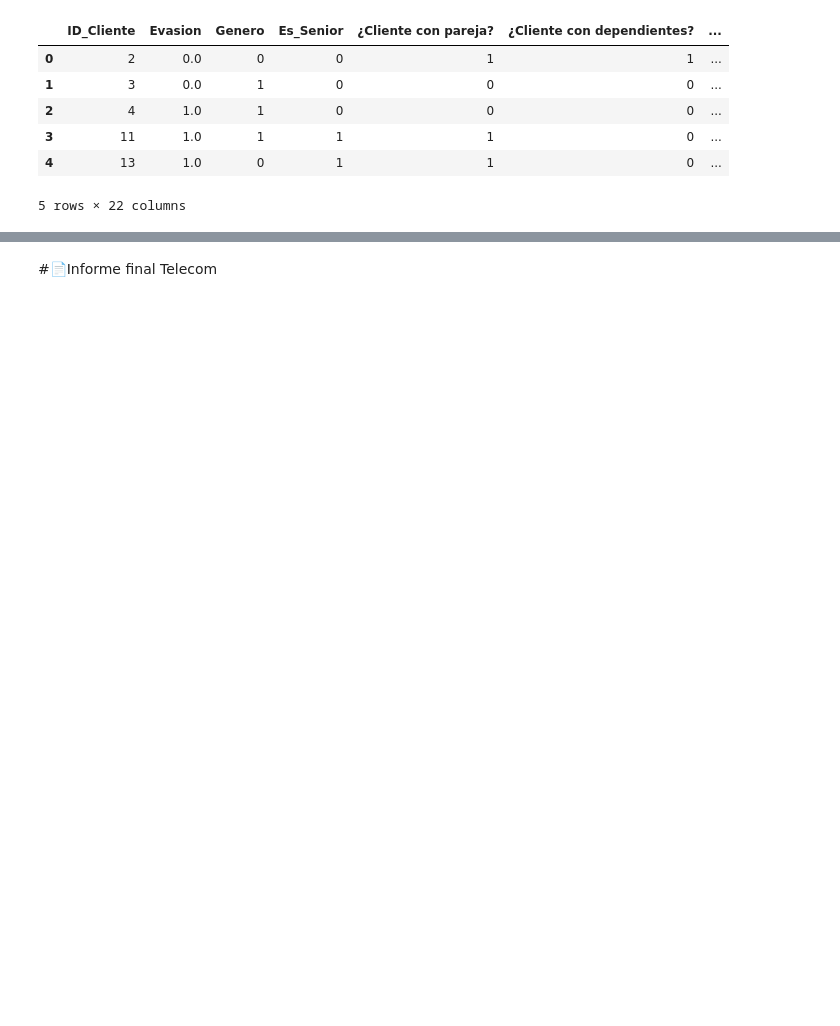
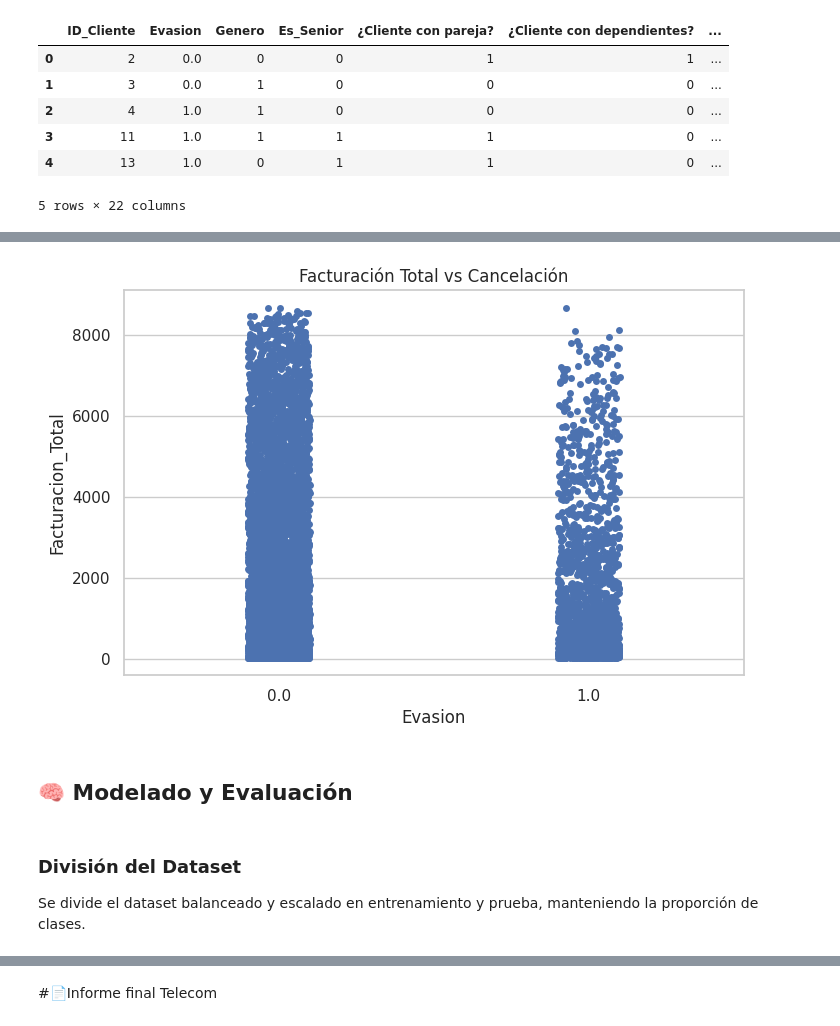
Before and after one commit to Daimond92/TelecomX2-data-science, a Jupyter notebook: Telecom_X.ipynb, the cells around one changed output, grey strips where cells are left out. Cells and saved outputs as stored; diff of their text form; code cells hidden in the pictures; blank space fills up the shorter version.

```diff
--- a/Telecom_X.ipynb
+++ b/Telecom_X.ipynb
@@ -204,0 +132,14 @@ print(f"Redes Neuronales - AUC-ROC: {roc_auc_score(y_test, nn_model.predict_prob
+# %%
+# Scatter plot Facturacion_Total vs Evasion (jitter para visualización)
+plt.figure(figsize=(8,5))
+sns.stripplot(x=df['Evasion'], y=df['Facturacion_Total'], jitter=True)
+plt.title('Facturación Total vs Cancelación')
+plt.show()
+# %% [output]
+[figure, added]
+# %% [markdown]
+## 🧠 Modelado y Evaluación
+# %% [markdown]
+### División del Dataset
+
+Se divide el dataset balanceado y escalado en entrenamiento y prueba, manteniendo la proporción de clases.
```
Also changed, not shown: parts of 54 cells of this notebook.
